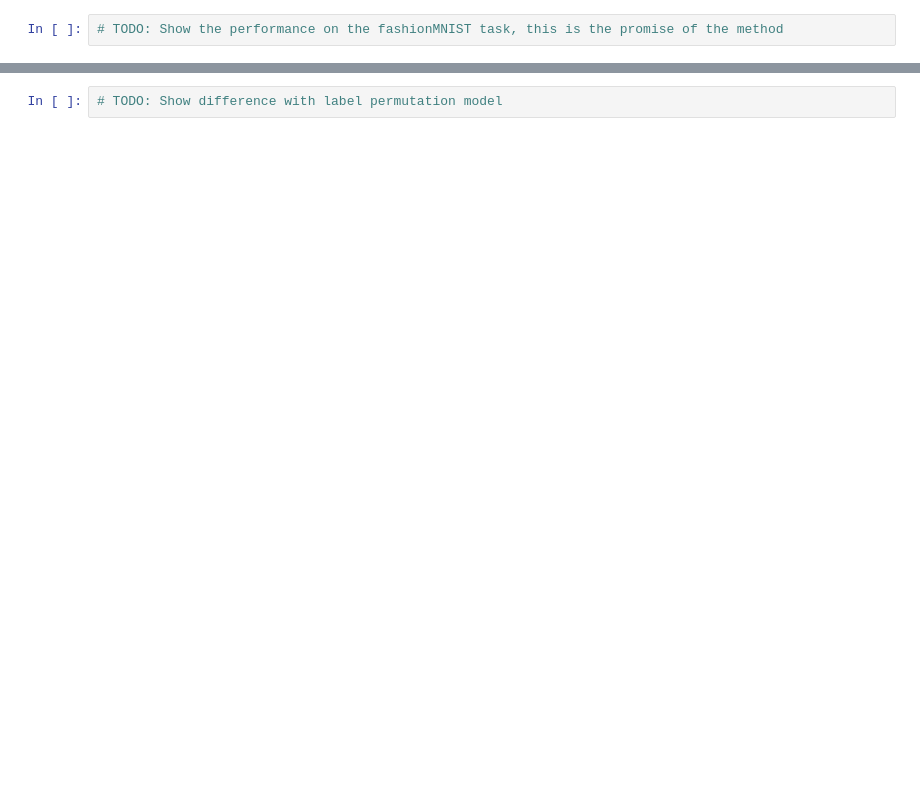
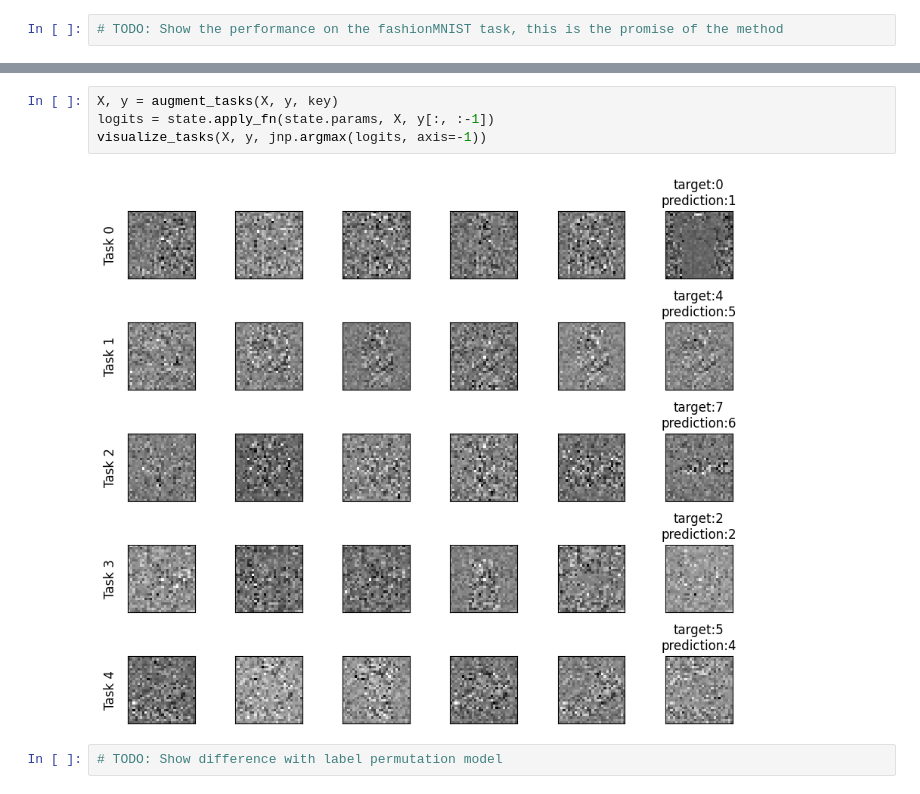
Before and after one commit to RobvanGastel/meta-in-context-learning, a Jupyter notebook: general-purpose in-context learner.ipynb, the cells around one changed output, grey strips where cells are left out. Drawn from its saved outputs; the diff is of its cells as text; blank space fills up the shorter version.

```diff
--- a/general-purpose in-context learner.ipynb
+++ b/general-purpose in-context learner.ipynb
@@ -272,2 +281,8 @@ visualize_tasks(X, y, jnp.argmax(logits, axis=-1))
+# %%
+X, y = augment_tasks(X, y, key)
+logits = state.apply_fn(state.params, X, y[:, :-1])
+visualize_tasks(X, y, jnp.argmax(logits, axis=-1))
+# %% [output]
+[figure, added]
 # %%
 # TODO: Show difference with label permutation model
```
Also changed, not shown: parts of 8 cells of this notebook, 2 other files.
